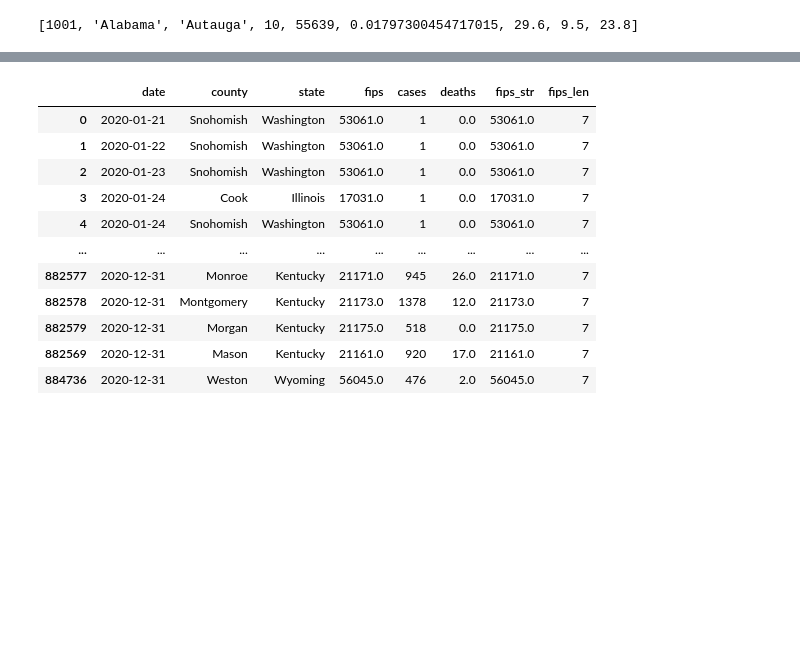
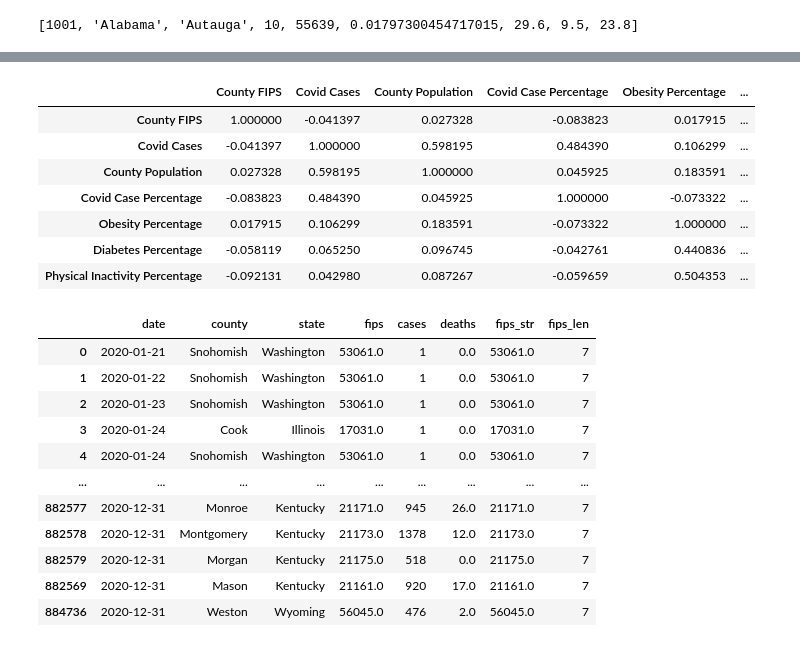
Before and after one commit to jonnyliu2014/Covid-Correlations, a Jupyter notebook: explore.ipynb, the cells around one changed output, grey strips where cells are left out. Saved outputs shown, nothing was run; the diff lists cells and outputs as text; code cells hidden in the pictures; blank space fills up the shorter version.

```diff
--- a/explore.ipynb
+++ b/explore.ipynb
@@ -198,3 +233,14 @@ print(ccdata[1001])
+# %%
+ccdf.corr(method ='kendall')
+# %% [output]
+|  | County FIPS | Covid Cases | County Population | Covid Case Percentage | Obesity Percentage | ... |
+| County FIPS | 1.000000 | -0.041397 | 0.027328 | -0.083823 | 0.017915 | ... |
+| Covid Cases | -0.041397 | 1.000000 | 0.598195 | 0.484390 | 0.106299 | ... |
+| County Population | 0.027328 | 0.598195 | 1.000000 | 0.045925 | 0.183591 | ... |
+| Covid Case Percentage | -0.083823 | 0.484390 | 0.045925 | 1.000000 | -0.073322 | ... |
+| Obesity Percentage | 0.017915 | 0.106299 | 0.183591 | -0.073322 | 1.000000 | ... |
+| Diabetes Percentage | -0.058119 | 0.065250 | 0.096745 | -0.042761 | 0.440836 | ... |
+| Physical Inactivity Percentage | -0.092131 | 0.042980 | 0.087267 | -0.059659 | 0.504353 | ... |
 # %%
 covid_df.sort_values(by=['date'], ascending=True)
 # %% [output]
```
Also changed, not shown: parts of 2 cells of this notebook, 1 other file.
